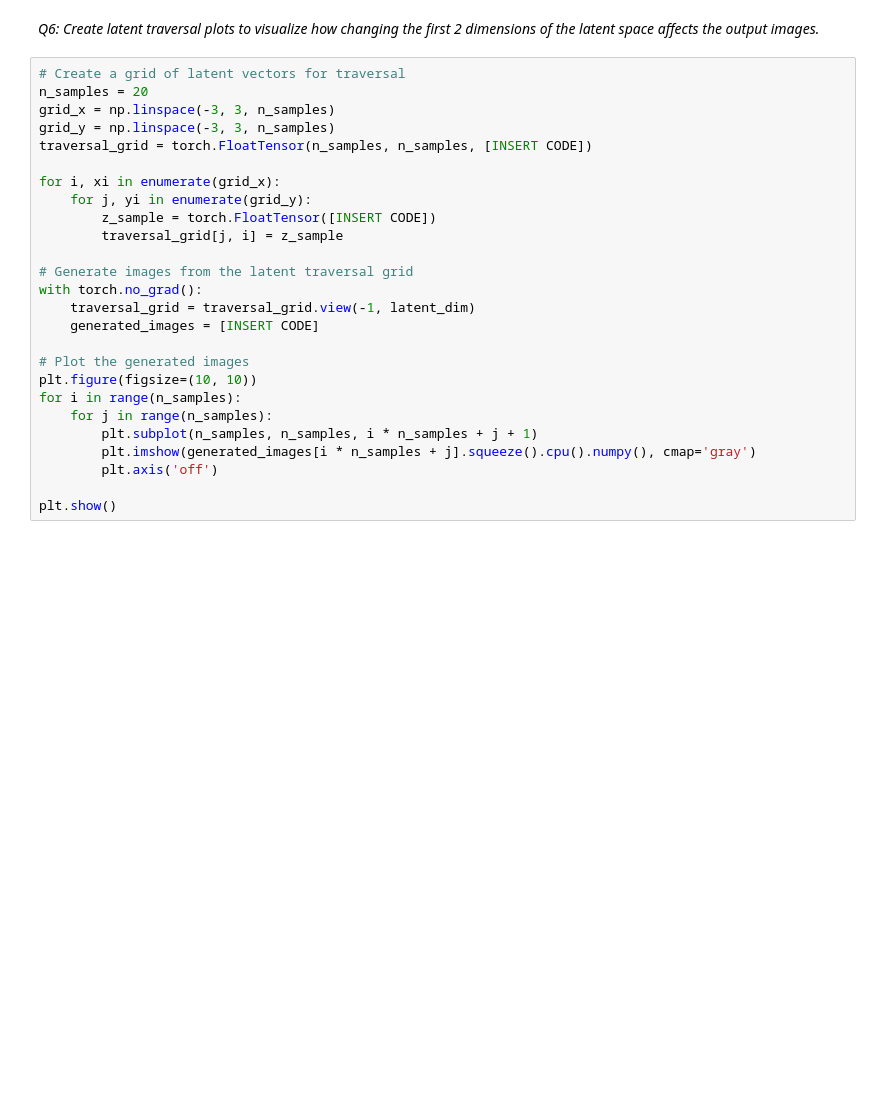
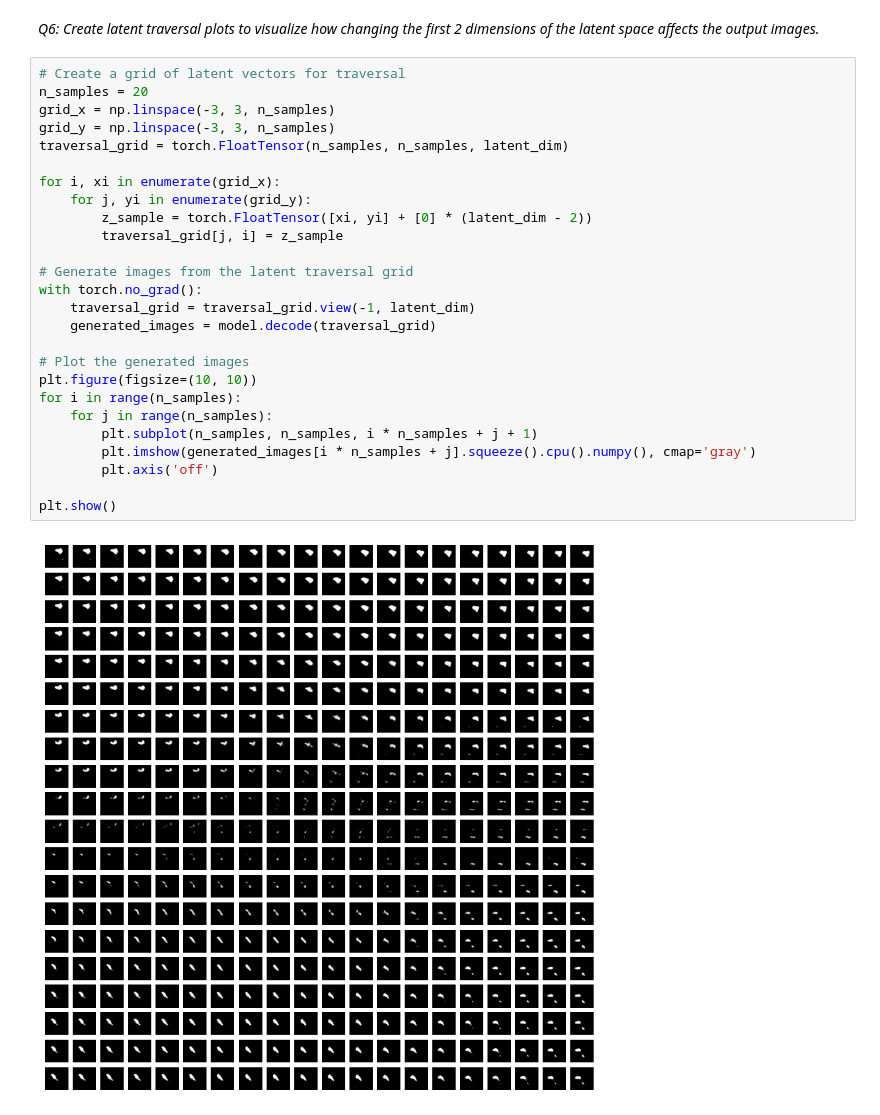
Before and after one commit to ruth1445/Stat-Learning, a Jupyter notebook: homework-2/hw2.ipynb, the cells around one changed output. Drawn from its saved outputs; the diff is of its cells as text; blank space fills up the shorter version.

```diff
--- a/homework-2/hw2.ipynb
+++ b/homework-2/hw2.ipynb
@@ -269,26 +271,28 @@ _Q6: Create latent traversal plots to visualize how changing the first 2 dimensi
 # %%
 # Create a grid of latent vectors for traversal
 n_samples = 20
 grid_x = np.linspace(-3, 3, n_samples)
 grid_y = np.linspace(-3, 3, n_samples)
-traversal_grid = torch.FloatTensor(n_samples, n_samples, [INSERT CODE])
+traversal_grid = torch.FloatTensor(n_samples, n_samples, latent_dim)
 
 for i, xi in enumerate(grid_x):
     for j, yi in enumerate(grid_y):
-        z_sample = torch.FloatTensor([INSERT CODE])
+        z_sample = torch.FloatTensor([xi, yi] + [0] * (latent_dim - 2))
         traversal_grid[j, i] = z_sample
 
 # Generate images from the latent traversal grid
 with torch.no_grad():
     traversal_grid = traversal_grid.view(-1, latent_dim)
-    generated_images = [INSERT CODE]
+    generated_images = model.decode(traversal_grid)
 
 # Plot the generated images
 plt.figure(figsize=(10, 10))
 for i in range(n_samples):
     for j in range(n_samples):
         plt.subplot(n_samples, n_samples, i * n_samples + j + 1)
         plt.imshow(generated_images[i * n_samples + j].squeeze().cpu().numpy(), cmap='gray')
         plt.axis('off')
 
 plt.show()
+# %% [output]
+[figure, added]
```
Also changed, not shown: parts of 2 cells of this notebook.
